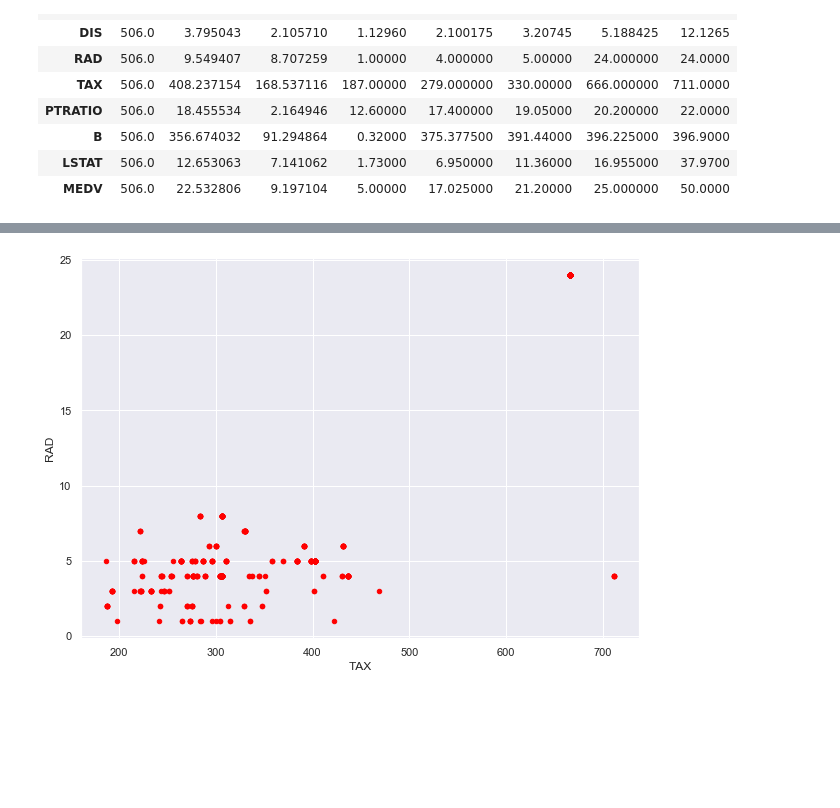
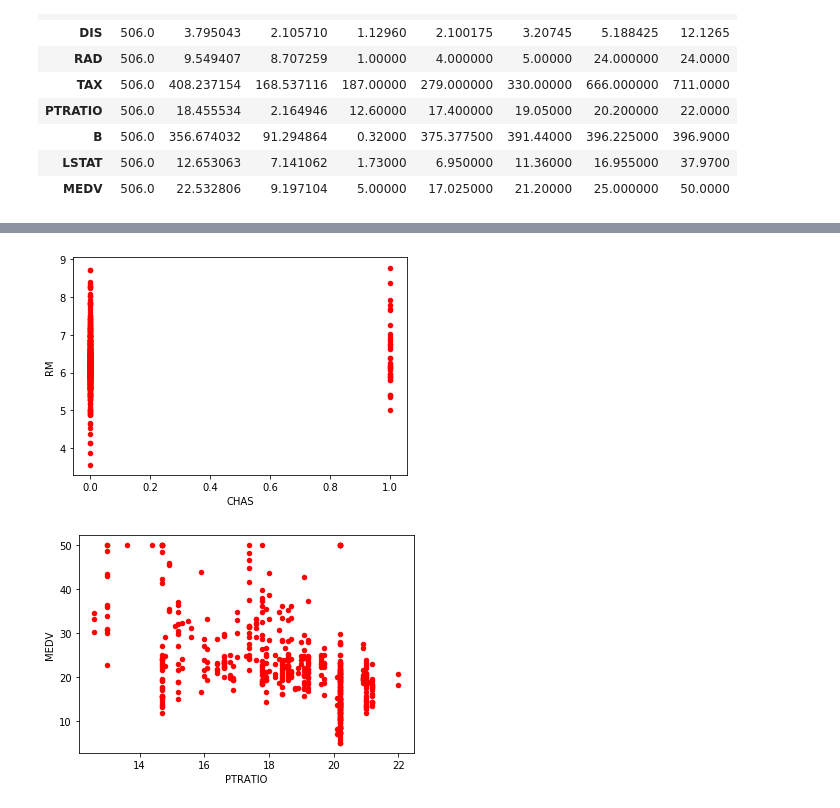
Before and after one commit to MKelly1303/52954_Project_2019, a Jupyter notebook: 52954_Project_Notebook.ipynb, the cells around one changed output, grey strips where cells are left out. Saved outputs shown, nothing was run; the diff lists cells and outputs as text; code cells hidden in the pictures; blank space fills up the shorter version.

```diff
--- a/52954_Project_Notebook.ipynb
+++ b/52954_Project_Notebook.ipynb
@@ -183,5 +191,10 @@ plt.show()
 # %%
-df.plot(kind='scatter',x='TAX',y='RAD', color="red")
+df.plot(kind='scatter',x='CHAS',y='RM',color='red')
 plt.show()
 # %% [output]
-[figure, old version]
+[figure, new version]
+# %%
+df.plot(kind='scatter',x='PTRATIO',y='MEDV',color='red')
+plt.show()
+# %% [output]
+[figure, added]
```
Also changed, not shown: parts of 25 cells of this notebook.
